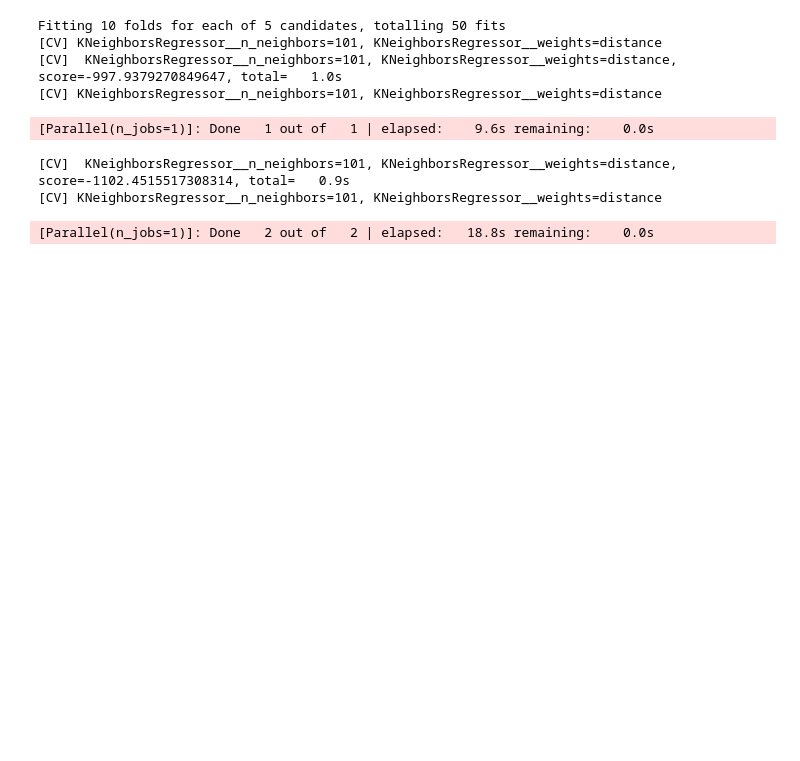
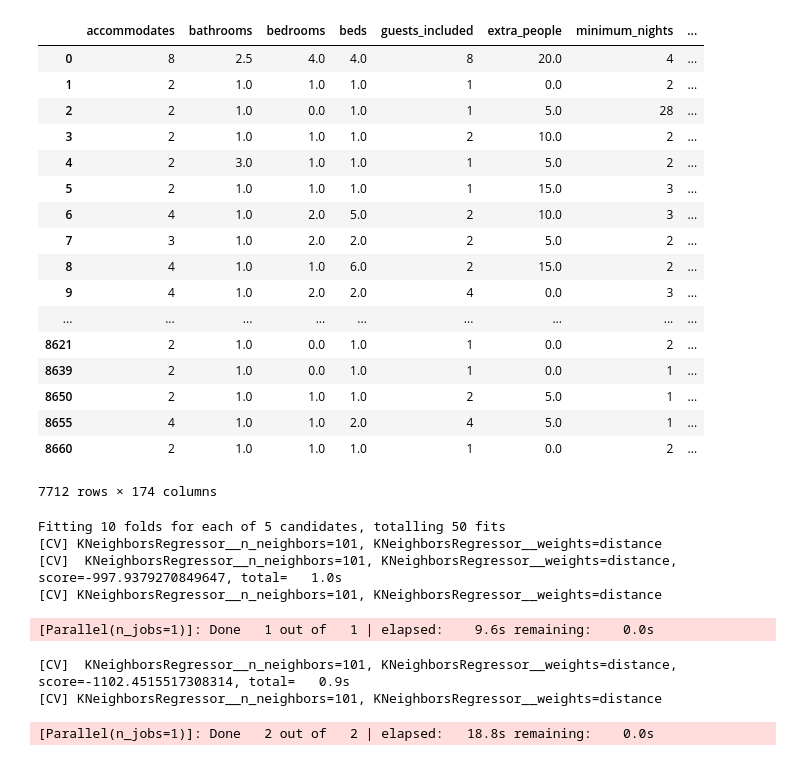
Before and after one commit to bbasinsk/370-Final-Project, a Jupyter notebook: WOWTHATTOOKAWHILE.ipynb, the cells around one changed output. Drawn from its saved outputs; the diff is of its cells as text; code cells hidden in the pictures; blank space fills up the shorter version.

```diff
--- a/WOWTHATTOOKAWHILE.ipynb
+++ b/WOWTHATTOOKAWHILE.ipynb
@@ -64,8 +85,27 @@ for col in remove_cols:
 # %%
 listings_df = pd.get_dummies(listings_df)
-
-estimated_income = listings_df['estimated_income_per_month']
-listings_df = listings_df.drop(['estimated_income_per_month'], axis=1)
+listings_df
+#estimated_income = listings_df['estimated_income_per_month']
+#listings_df = listings_df.drop(['estimated_income_per_month'], axis=1)
+# %% [output]
+|  | accommodates | bathrooms | bedrooms | beds | guests_included | extra_people | minimum_nights | ... |
+| 0 | 8 | 2.5 | 4.0 | 4.0 | 8 | 20.0 | 4 | ... |
+| 1 | 2 | 1.0 | 1.0 | 1.0 | 1 | 0.0 | 2 | ... |
+| 2 | 2 | 1.0 | 0.0 | 1.0 | 1 | 5.0 | 28 | ... |
+| 3 | 2 | 1.0 | 1.0 | 1.0 | 2 | 10.0 | 2 | ... |
+| 4 | 2 | 3.0 | 1.0 | 1.0 | 1 | 5.0 | 2 | ... |
+| 5 | 2 | 1.0 | 1.0 | 1.0 | 1 | 15.0 | 3 | ... |
+| 6 | 4 | 1.0 | 2.0 | 5.0 | 2 | 10.0 | 3 | ... |
+| 7 | 3 | 1.0 | 2.0 | 2.0 | 2 | 5.0 | 2 | ... |
+| 8 | 4 | 1.0 | 1.0 | 6.0 | 2 | 15.0 | 2 | ... |
+| 9 | 4 | 1.0 | 2.0 | 2.0 | 4 | 0.0 | 3 | ... |
+| ... | ... | ... | ... | ... | ... | ... | ... | ... |
+| 8621 | 2 | 1.0 | 0.0 | 1.0 | 1 | 0.0 | 2 | ... |
+| 8639 | 2 | 1.0 | 0.0 | 1.0 | 1 | 0.0 | 1 | ... |
+| 8650 | 2 | 1.0 | 1.0 | 1.0 | 2 | 5.0 | 1 | ... |
+| 8655 | 4 | 1.0 | 1.0 | 2.0 | 4 | 5.0 | 1 | ... |
+| 8660 | 2 | 1.0 | 1.0 | 1.0 | 1 | 0.0 | 2 | ... |
+7712 rows × 174 columns
 # %%
 from sklearn.model_selection import train_test_split # splitting data
 
```
Also changed, not shown: parts of 2 cells of this notebook.
